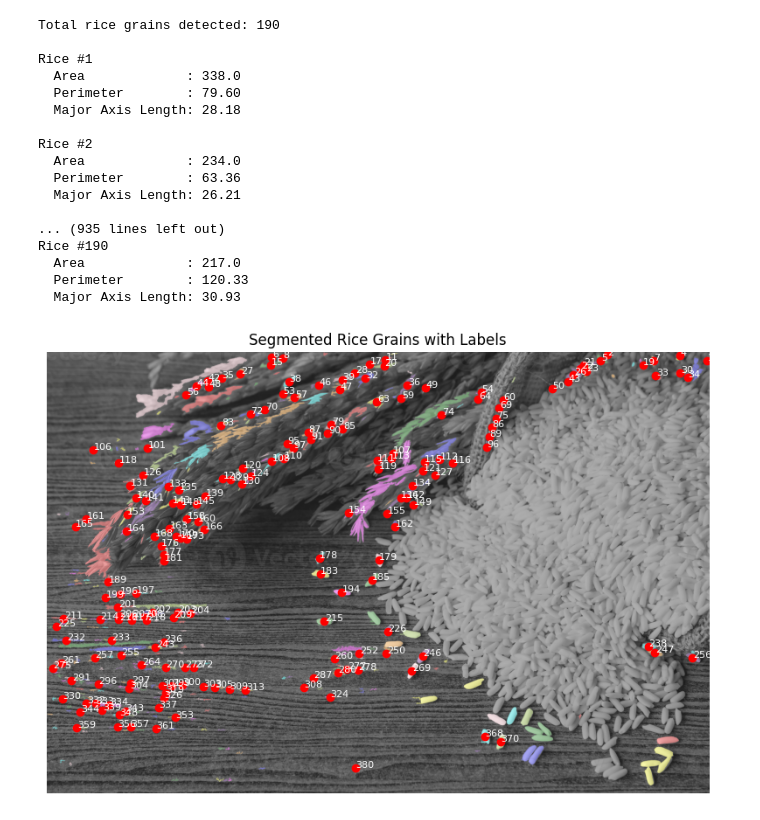
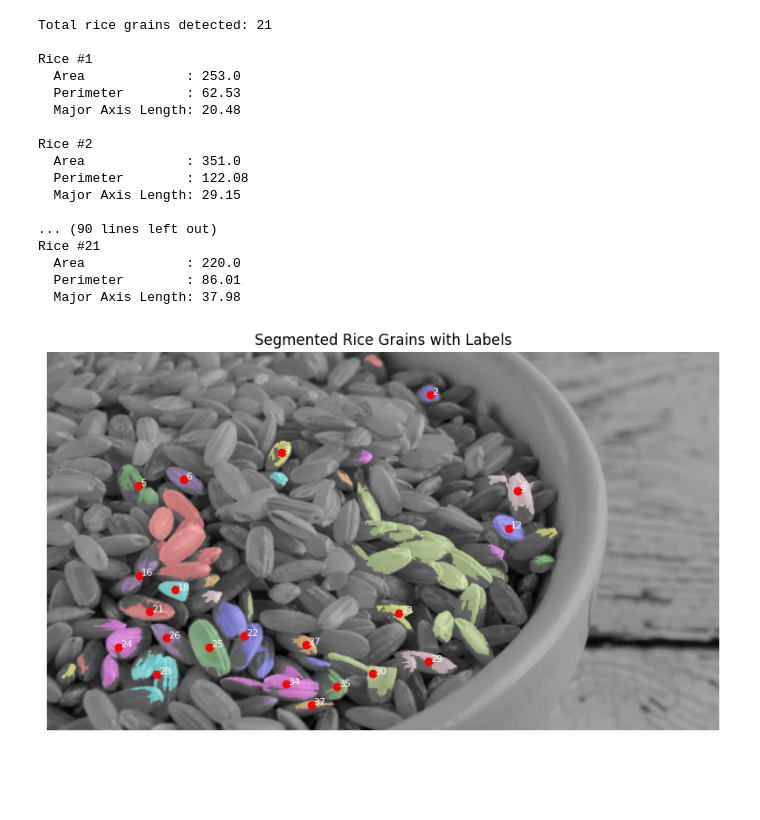
Before and after one commit to urparvezali/codes, a Jupyter notebook: disp_labs/9.ipynb, the cells around one changed output. Cells and saved outputs as stored; diff of their text form; code cells hidden in the pictures; blank space fills up the shorter version.

```diff
--- a/disp_labs/9.ipynb
+++ b/disp_labs/9.ipynb
@@ -1,66 +23,55 @@
 # %%
-import matplotlib.pyplot as plt
-from skimage import io, filters, measure, morphology, color
-from skimage.measure import regionprops
-from skimage.segmentation import clear_border
 
-# Load rice image (grayscale)
-image = io.imread("stdimgs/rice2.jpg", as_gray=True)
+image = cv2.imread("stdimgs/rice.webp", cv2.IMREAD_GRAYSCALE)
 
-# Apply global threshold (Otsu)
 threshold = filters.threshold_otsu(image)
 binary = image > threshold
 
-# Clean up borders and small holes
 cleaned = morphology.remove_small_objects(binary, min_size=100)
 cleaned = morphology.remove_small_holes(cleaned, area_threshold=100)
 cleaned = clear_border(cleaned)
 
-# Label connected regions
 labeled_image = measure.label(cleaned)
 regions = regionprops(labeled_image)
 
-# Filter by area range (e.g. 200–2000 pixels)
 filtered_regions = [r for r in regions if 200 <= r.area <= 2000]
 
-# Display information
 print(f"Total rice grains detected: {len(filtered_regions)}\n")
 for i, region in enumerate(filtered_regions, 1):
     print(f"Rice #{i}")
     print(f"  Area             : {region.area}")
     print(f"  Perimeter        : {region.perimeter:.2f}")
     print(f"  Major Axis Length: {region.major_axis_length:.2f}")
     print()
 
-# Visualize with labels
 fig, ax = plt.subplots(figsize=(8, 6))
 ax.imshow(color.label2rgb(labeled_image, image=image, bg_label=0), cmap="gray")
 
 for region in filtered_regions:
     y, x = region.centroid
     ax.plot(x, y, "ro")
     ax.text(x + 2, y, str(region.label), color="white", fontsize=8)
 
 plt.title("Segmented Rice Grains with Labels")
 plt.axis("off")
 plt.tight_layout()
 plt.show()
 # %% [output]
-Total rice grains detected: 190
+Total rice grains detected: 21
 
 Rice #1
-  Area             : 338.0
-  Perimeter        : 79.60
-  Major Axis Length: 28.18
+  Area             : 253.0
+  Perimeter        : 62.53
+  Major Axis Length: 20.48
 
 Rice #2
-  Area             : 234.0
-  Perimeter        : 63.36
-  Major Axis Length: 26.21
+  Area             : 351.0
+  Perimeter        : 122.08
+  Major Axis Length: 29.15
 
-... (935 lines left out)
-Rice #190
-  Area             : 217.0
-  Perimeter        : 120.33
-  Major Axis Length: 30.93
+... (90 lines left out)
+Rice #21
+  Area             : 220.0
+  Perimeter        : 86.01
+  Major Axis Length: 37.98
-[figure, old version]
+[figure, new version]
```
Also changed, not shown: parts of 2 cells of this notebook, 30 other files.
